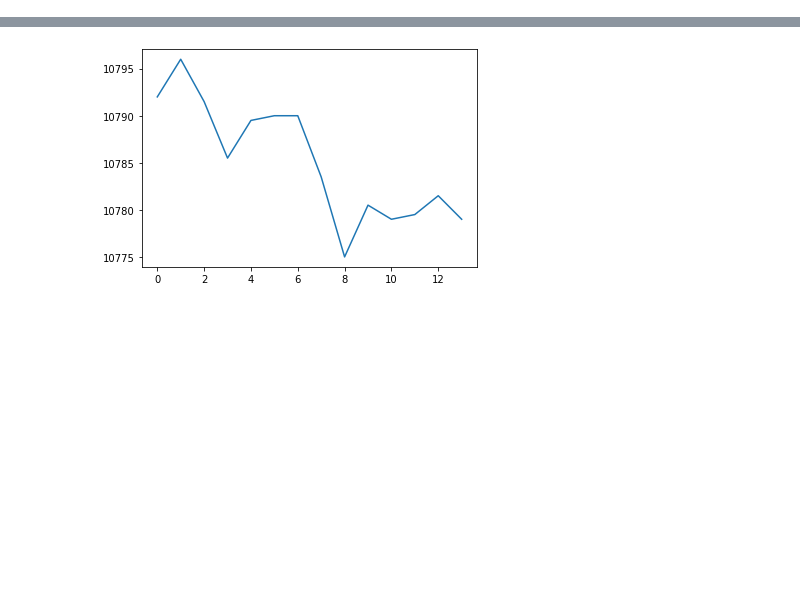
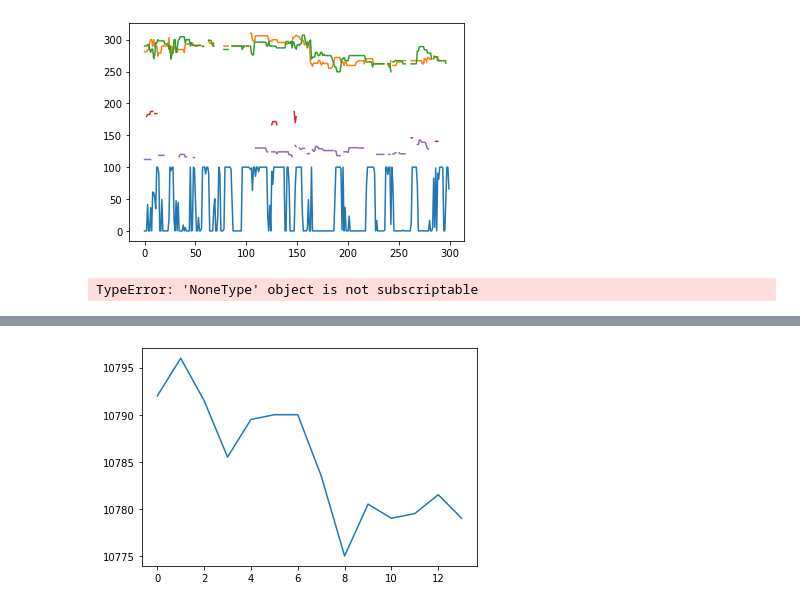
Before and after one commit to yasstake/ftxmmf, a Jupyter notebook: notebook/board_merge.ipynb, the cells around one changed output, grey strips where cells are left out. Saved outputs shown, nothing was run; the diff lists cells and outputs as text; code cells hidden in the pictures; blank space fills up the shorter version.

```diff
--- a/notebook/board_merge.ipynb
+++ b/notebook/board_merge.ipynb
@@ -29,0 +173,21 @@ print(history.end_time)
+# %%
+plt.plot(history1.dollar_bar['bs_ratio']*100)
+plt.plot(history1.dollar_bar['q_market_buy'])
+plt.plot(history1.dollar_bar['q_market_sell'])
+plt.plot(history1.dollar_bar['q_limit_buy'])
+plt.plot(history1.dollar_bar['q_limit_sell'])
+plt.show()
+# %% [output]
+[figure, added]
+# %%
+file1 = root_path + files[0]
+file2 = root_path + files[1]
+file3 = root_path + files[2]
+file4 = root_path + files[3]
+file5 = root_path + files[4]
+
+
+history = History()
+history.loads([file1, file2, file3])
+# %% [output]
+TypeError: 'NoneType' object is not subscriptable
```
Also changed, not shown: parts of 9 cells of this notebook, 2 other files.
